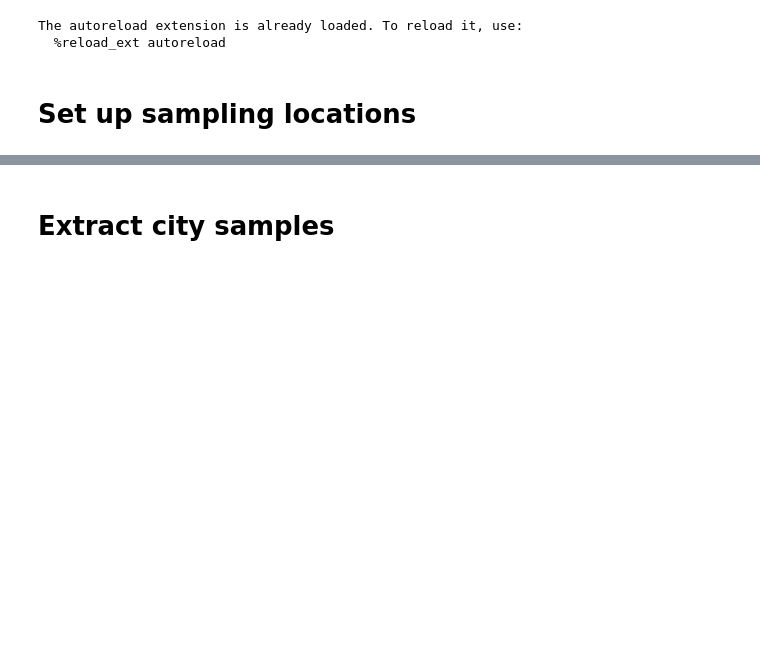
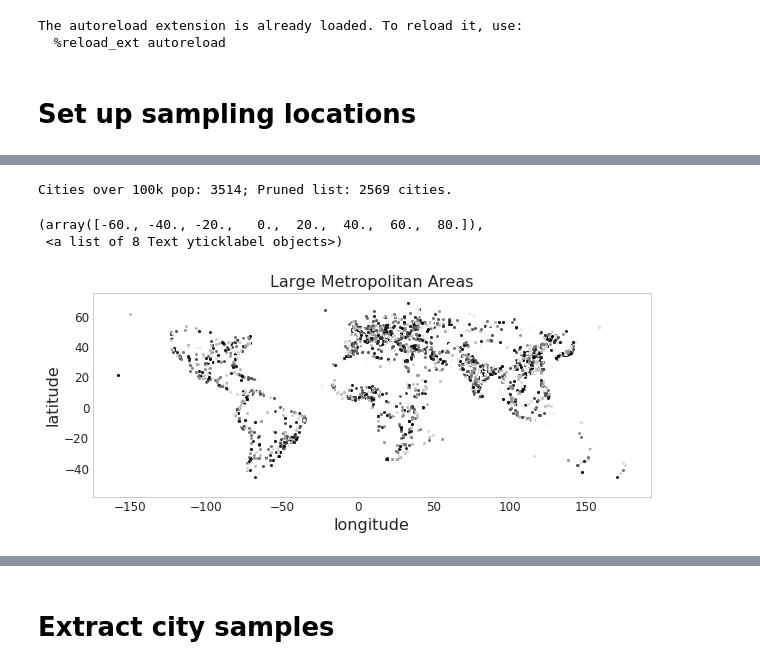
Before and after one commit to adrianalbert/urbanization-patterns, a Jupyter notebook: data-preprocessing/create world cities dataset.ipynb, the cells around one changed output, grey strips where cells are left out. Cells and saved outputs as stored; diff of their text form; code cells hidden in the pictures; blank space fills up the shorter version.

```diff
--- a/data-preprocessing/create world cities dataset.ipynb
+++ b/data-preprocessing/create world cities dataset.ipynb
@@ -110,7 +136,7 @@ cities_list = cities_list[::-1]
 cities_dict = OrderedDict(zip([x['City'] for x in cities_list], cities_list))
 # %%
 n_neighbors = 10   # number of nearest neighbors to query
-d_threshold = 20  # radius in KM
+d_threshold = 25   # radius in KM
 
 to_remove = set()
 already_visited = set()
@@ -145,16 +171,22 @@ cities_df_sel['Adj. population'] = map(lambda c,p: new_pop[c] if c in new_pop el
                                   cities_df_sel['City'], cities_df_sel['Population'])
 cities_df_sel.reset_index(inplace=True)
 
-print "Removing %d cities. "%(len(to_remove))
+print "Cities over 100k pop: %d; Pruned list: %d cities. "%(len(cities_df), len(cities_df_sel))
+# %% [output]
+Cities over 100k pop: 3514; Pruned list: 2569 cities.
 # %%
-# cities_df_sel.to_csv(outPath + "/selected_urban_areas.csv")
+cities_df_sel.to_csv(outPath + "/selected_urban_areas.csv", index=False)
 
-cities_df_sel = gpd.GeoDataFrame(pd.read_csv(outPath + "/selected_urban_areas.csv"))
-cities_df_sel['geometry'] = cities_df_sel['geometry'].apply(lambda x: loads(x))
+# cities_df_sel = gpd.GeoDataFrame(pd.read_csv(outPath + "/selected_urban_areas.csv"))
+# cities_df_sel['geometry'] = cities_df_sel['geometry'].apply(lambda x: loads(x))
 # %%
 cities_df_sel.plot(figsize=(10,6), cmap='Greys')
-plt.title("Test Samples: Large Metropolitan Areas", fontsize=16)
+plt.title("Large Metropolitan Areas", fontsize=16)
 plt.ylabel("latitude", fontsize=16)
 plt.xlabel("longitude", fontsize=16)
 plt.xticks(fontsize=12)
 plt.yticks(fontsize=12)
+# %% [output]
+(array([-60., -40., -20.,   0.,  20.,  40.,  60.,  80.]),
+ <a list of 8 Text yticklabel objects>)
+[figure, added]
```
Also changed, not shown: parts of 14 cells of this notebook.
